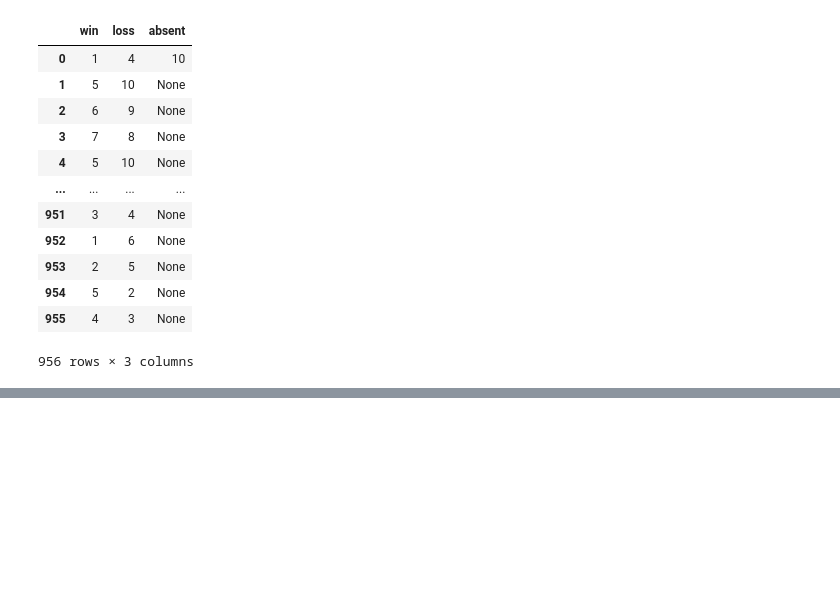
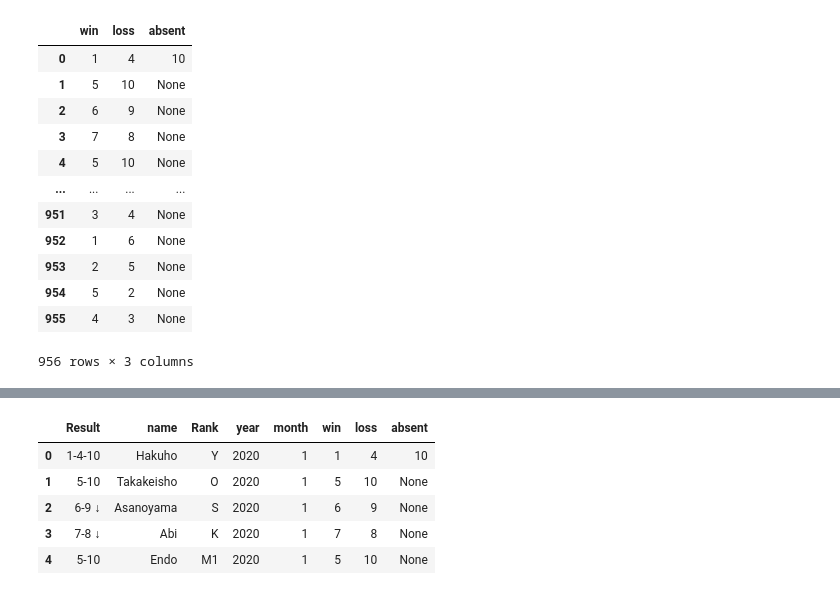
Before and after one commit to Nathaniel-insight/sumo_banzuke, a Jupyter notebook: process_data.ipynb, the cells around one changed output, grey strips where cells are left out. Saved outputs shown, nothing was run; the diff lists cells and outputs as text; code cells hidden in the pictures; blank space fills up the shorter version.

```diff
--- a/process_data.ipynb
+++ b/process_data.ipynb
@@ -156,0 +161,11 @@ clean_ht_result(ht_new)
+# %%
+ht_clean = clean_ht_result(ht_new)
+ht_up = ht_new.join(ht_clean)
+ht_up.head()
+# %% [output]
+|  | Result | name | Rank | year | month | win | loss | absent |
+| 0 | 1-4-10 | Hakuho | Y | 2020 | 1 | 1 | 4 | 10 |
+| 1 | 5-10 | Takakeisho | O | 2020 | 1 | 5 | 10 | None |
+| 2 | 6-9 ↓ | Asanoyama | S | 2020 | 1 | 6 | 9 | None |
+| 3 | 7-8 ↓ | Abi | K | 2020 | 1 | 7 | 8 | None |
+| 4 | 5-10 | Endo | M1 | 2020 | 1 | 5 | 10 | None |
```
Also changed, not shown: parts of 7 cells of this notebook, 1 other file.
